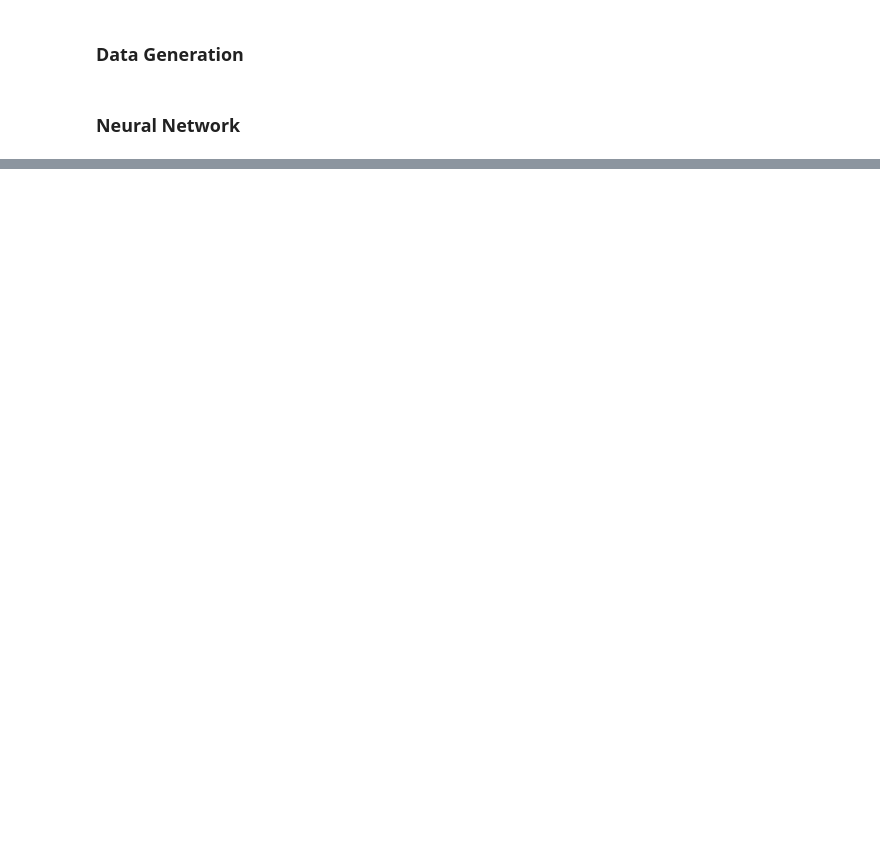
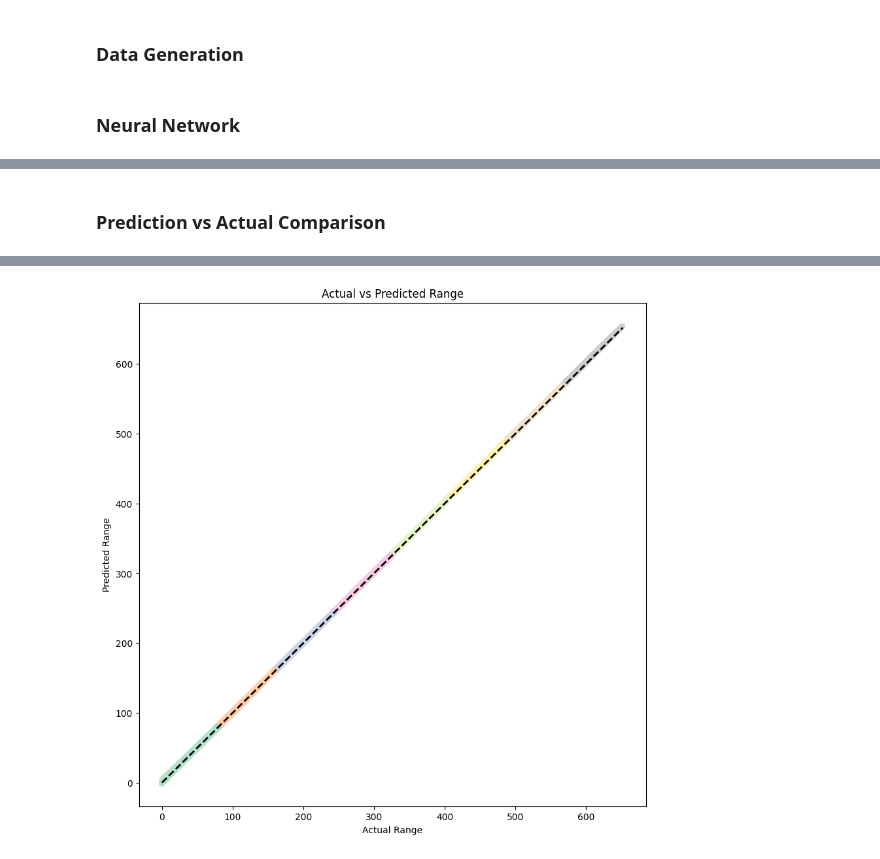
Before and after one commit to satyajitlion/Projectile_Motion_Network, a Jupyter notebook: projectile_motion.ipynb, the cells around one changed output, grey strips where cells are left out. Drawn from its saved outputs; the diff is of its cells as text; code cells hidden in the pictures; blank space fills up the shorter version.

```diff
--- a/projectile_motion.ipynb
+++ b/projectile_motion.ipynb
@@ -131,0 +148,21 @@ Epoch 10/10
+# %% [markdown]
+### Prediction vs Actual Comparison
+# %%
+# Get predictions on test set
+y_pred = model.predict(x_test)
+
+
+# Plot predictions vs actual
+plt.figure(figsize=(10, 10))
+plt.scatter(y_test, y_pred, c=y_pred, alpha=0.1, cmap='Pastel2')
+plt.plot([y_test.min(), y_test.max()], [y_test.min(), y_test.max()], 'k--', lw=2)
+
+plt.xlabel('Actual Range')
+plt.ylabel('Predicted Range')
+plt.title('Actual vs Predicted Range')
+
+
+plt.savefig("prediction_vs_actual.jpg", dpi=300) # Saves as JPG with 300 DPI
+plt.show()
+plt.close() # Close the plot to free memory
+# %% [output]
@@ -131,0 +170 @@ Epoch 10/10
+[figure, added]
```
Also changed, not shown: parts of 14 cells of this notebook, 11 other files.
